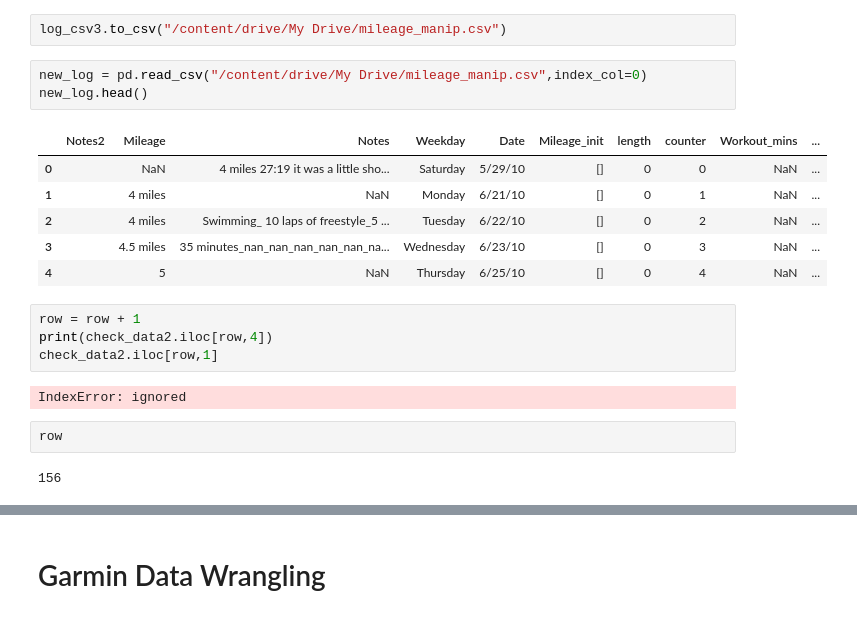
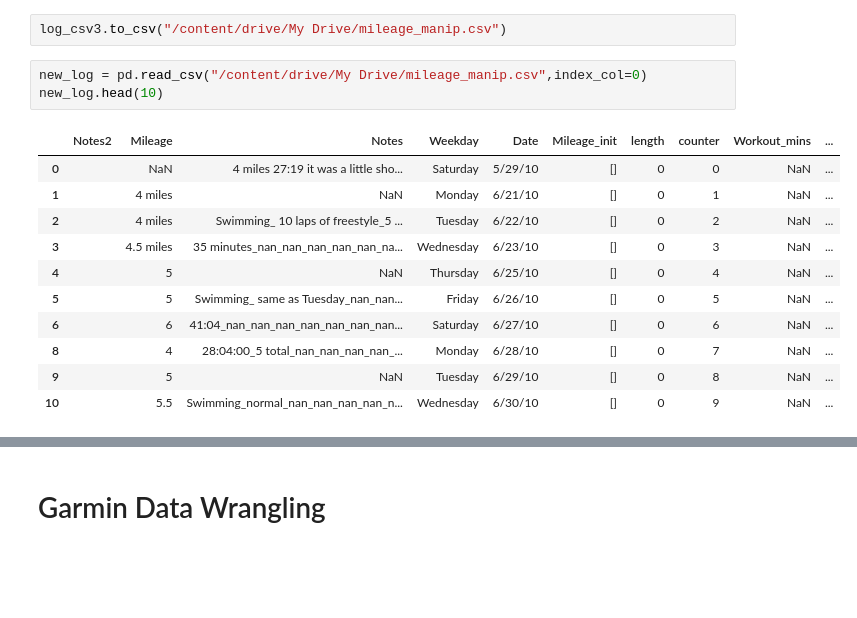
Before and after one commit to lilfetz22/Running_data, a Jupyter notebook: Running_Log.ipynb, the cells around one changed output, grey strips where cells are left out. Drawn from its saved outputs; the diff is of its cells as text; blank space fills up the shorter version.

```diff
--- a/Running_Log.ipynb
+++ b/Running_Log.ipynb
@@ -231,21 +234,16 @@ check_data2 = check_data2.reset_index()
 log_csv3.to_csv("/content/drive/My Drive/mileage_manip.csv")
 # %%
 new_log = pd.read_csv("/content/drive/My Drive/mileage_manip.csv",index_col=0)
-new_log.head()
+new_log.head(10)
 # %% [output]
 |  | Notes2 | Mileage | Notes | Weekday | Date | Mileage_init | length | counter | Workout_mins | ... |
 | 0 |  | NaN | 4 miles 27:19 it was a little sho... | Saturday | 5/29/10 | [] | 0 | 0 | NaN | ... |
 | 1 |  | 4 miles | NaN | Monday | 6/21/10 | [] | 0 | 1 | NaN | ... |
 | 2 |  | 4 miles | Swimming_ 10 laps of freestyle_5 ... | Tuesday | 6/22/10 | [] | 0 | 2 | NaN | ... |
 | 3 |  | 4.5 miles | 35 minutes_nan_nan_nan_nan_nan_na... | Wednesday | 6/23/10 | [] | 0 | 3 | NaN | ... |
 | 4 |  | 5 | NaN | Thursday | 6/25/10 | [] | 0 | 4 | NaN | ... |
+| 5 |  | 5 | Swimming_ same as Tuesday_nan_nan... | Friday | 6/26/10 | [] | 0 | 5 | NaN | ... |
+| 6 |  | 6 | 41:04_nan_nan_nan_nan_nan_nan_nan... | Saturday | 6/27/10 | [] | 0 | 6 | NaN | ... |
+| 8 |  | 4 | 28:04:00_5 total_nan_nan_nan_nan_... | Monday | 6/28/10 | [] | 0 | 7 | NaN | ... |
+| 9 |  | 5 | NaN | Tuesday | 6/29/10 | [] | 0 | 8 | NaN | ... |
+| 10 |  | 5.5 | Swimming_normal_nan_nan_nan_nan_n... | Wednesday | 6/30/10 | [] | 0 | 9 | NaN | ... |
-# %%
-row = row + 1
-print(check_data2.iloc[row,4])
-check_data2.iloc[row,1]
-# %% [output]
-IndexError: ignored
-# %%
-row
-# %% [output]
-156
```
Also changed, not shown: parts of 4 cells of this notebook.
